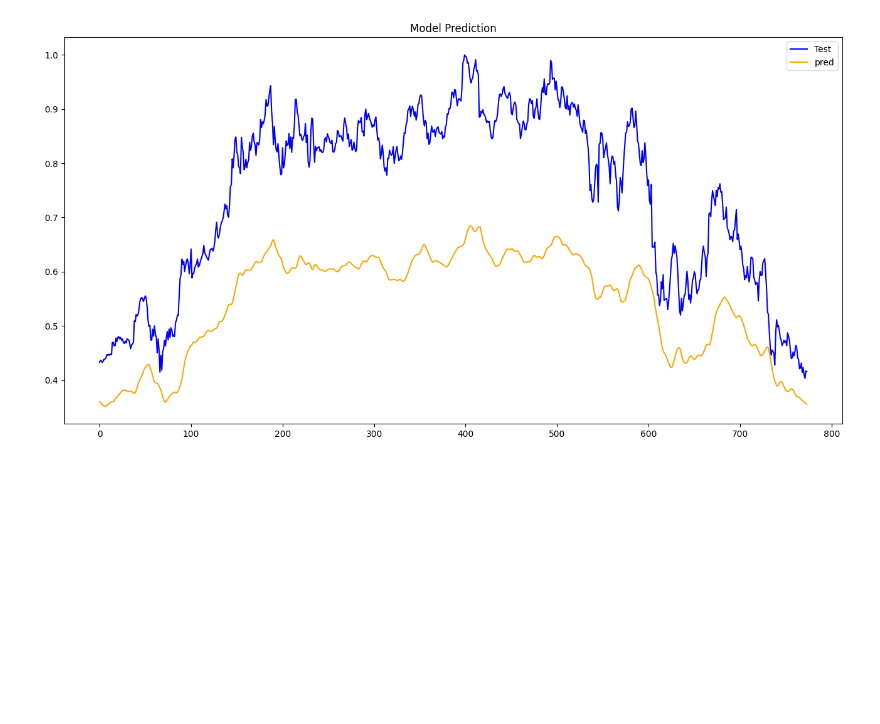
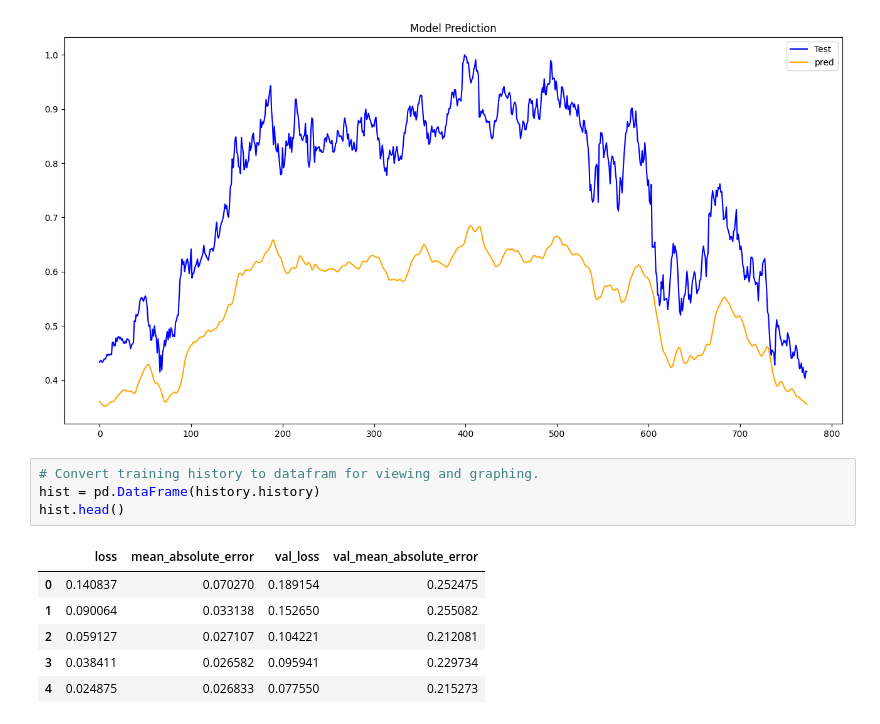
Before and after one commit to bilnazir/stockmarketprediction, a Jupyter notebook: fyp_GRU_amzn.ipynb, the cells around one changed output. Drawn from its saved outputs; the diff is of its cells as text; blank space fills up the shorter version.

```diff
--- a/fyp_GRU_amzn.ipynb
+++ b/fyp_GRU_amzn.ipynb
@@ -300,3 +300,14 @@ plt.show()
 <Figure size 1600x800 with 0 Axes>
 <Figure size 1600x800 with 0 Axes>
 [figure]
+# %%
+# Convert training history to datafram for viewing and graphing.
+hist = pd.DataFrame(history.history)
+hist.head()
+# %% [output]
+|  | loss | mean_absolute_error | val_loss | val_mean_absolute_error |
+| 0 | 0.140837 | 0.070270 | 0.189154 | 0.252475 |
+| 1 | 0.090064 | 0.033138 | 0.152650 | 0.255082 |
+| 2 | 0.059127 | 0.027107 | 0.104221 | 0.212081 |
+| 3 | 0.038411 | 0.026582 | 0.095941 | 0.229734 |
+| 4 | 0.024875 | 0.026833 | 0.077550 | 0.215273 |
```
Also changed, not shown: parts of 2 cells of this notebook.
